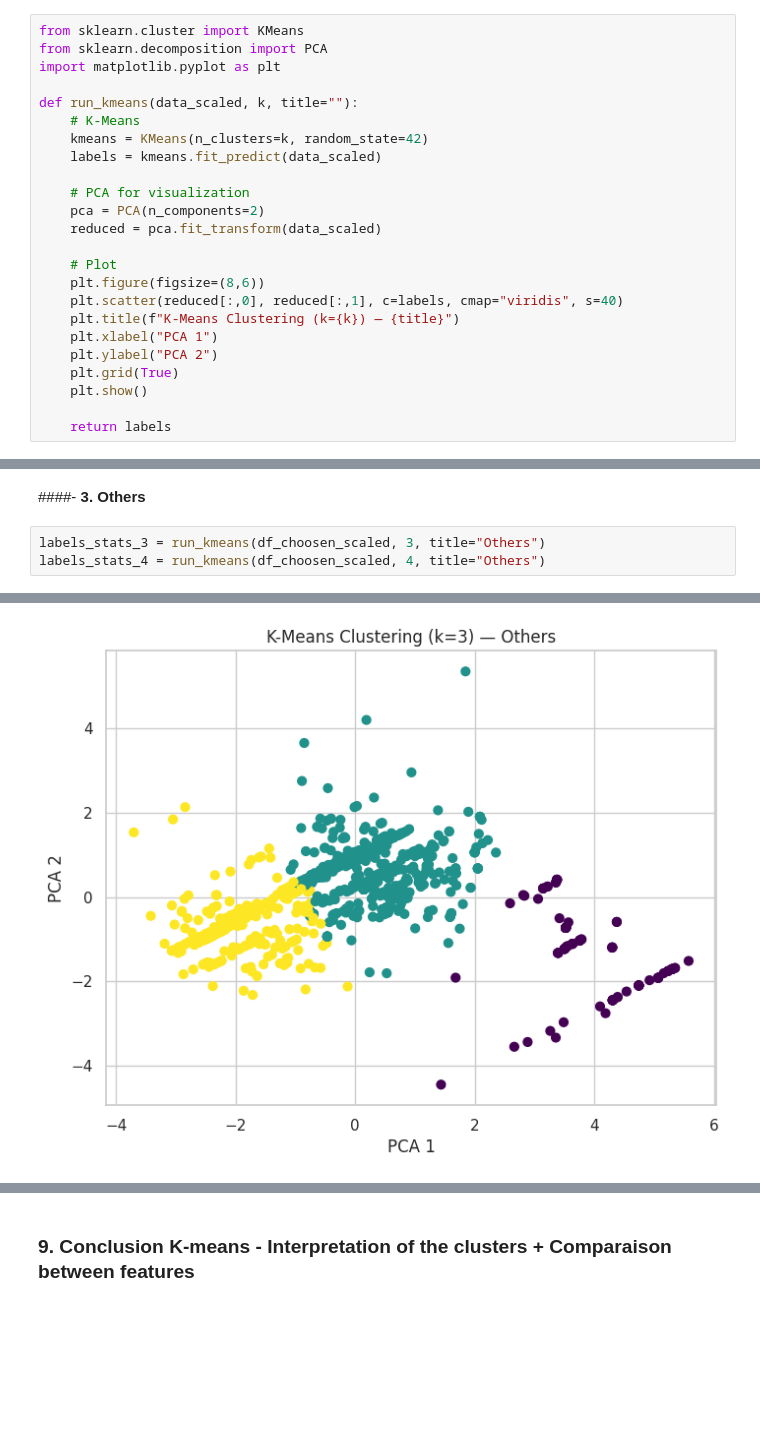
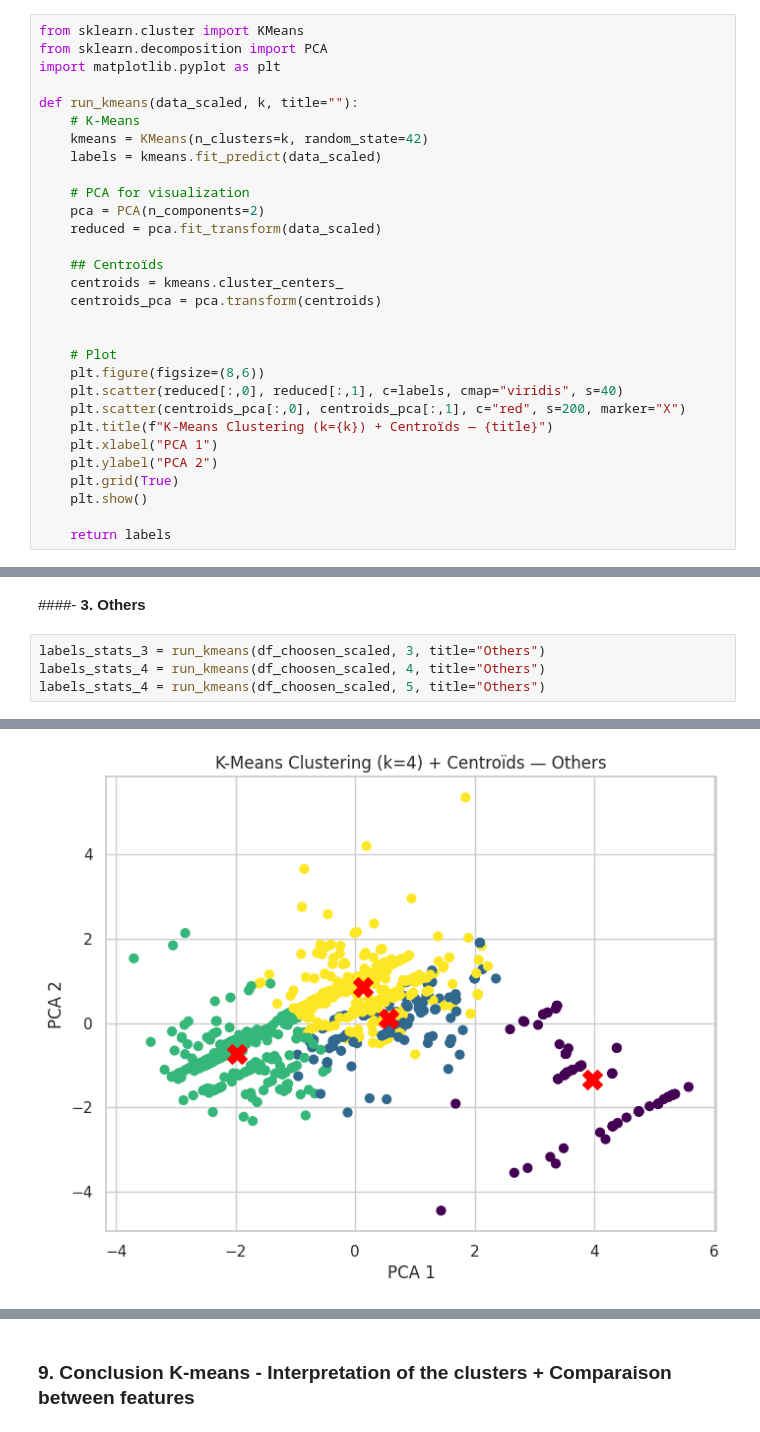
Before and after one commit to NathanaelLUCETTE/projet_ML, a Jupyter notebook: pokemon_clustering_project.ipynb, the cells around one changed output, grey strips where cells are left out. Cells and saved outputs as stored; diff of their text form; blank space fills up the shorter version.

Commit message:
Analyses of K-means results

```diff
--- a/pokemon_clustering_project.ipynb
+++ b/pokemon_clustering_project.ipynb
@@ -662,10 +662,16 @@ def run_kmeans(data_scaled, k, title=""):
     pca = PCA(n_components=2)
     reduced = pca.fit_transform(data_scaled)
 
+    ## Centroïds
+    centroids = kmeans.cluster_centers_
+    centroids_pca = pca.transform(centroids)
+
+
     # Plot
     plt.figure(figsize=(8,6))
     plt.scatter(reduced[:,0], reduced[:,1], c=labels, cmap="viridis", s=40)
-    plt.title(f"K-Means Clustering (k={k}) — {title}")
+    plt.scatter(centroids_pca[:,0], centroids_pca[:,1], c="red", s=200, marker="X")
+    plt.title(f"K-Means Clustering (k={k}) + Centroïds — {title}")
     plt.xlabel("PCA 1")
     plt.ylabel("PCA 2")
     plt.grid(True)
@@ -701,4 +717,5 @@ labels_stats_4 = run_kmeans(df_phys_scaled, 4, title="Physical")
 # %%
 labels_stats_3 = run_kmeans(df_choosen_scaled, 3, title="Others")
 labels_stats_4 = run_kmeans(df_choosen_scaled, 4, title="Others")
+labels_stats_4 = run_kmeans(df_choosen_scaled, 5, title="Others")
 # %% [output]
@@ -706 +723 @@ labels_stats_4 = run_kmeans(df_choosen_scaled, 4, title="Others")
-[figure, old version]
+[figure, new version]
```
Also changed, not shown: parts of 9 cells of this notebook.
